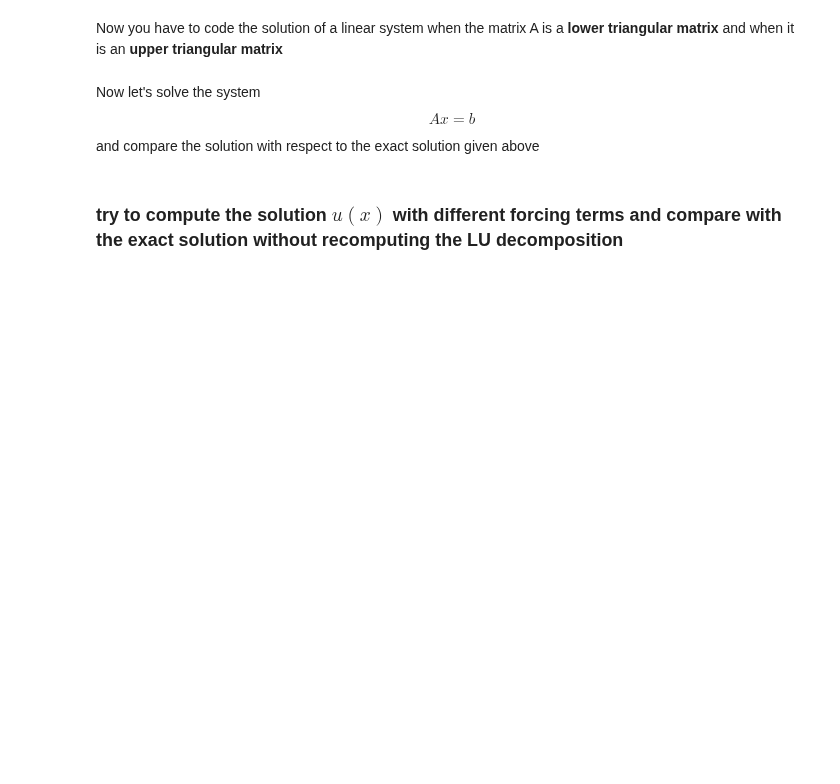
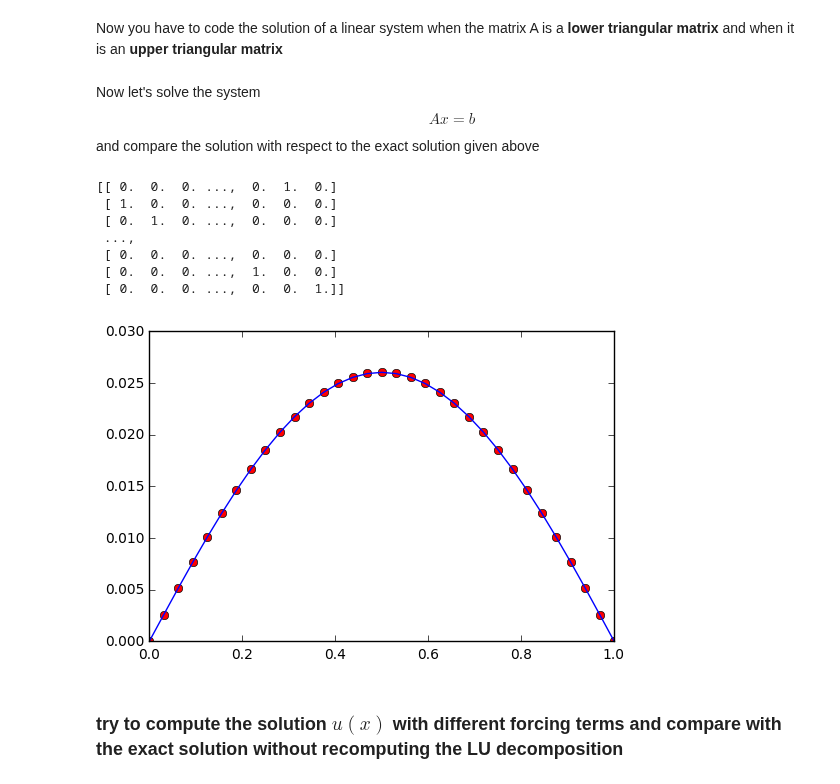
Before and after one commit to sissa/P1.4_seed, a Jupyter notebook: python-lectures/08_linear_systems_direct.ipynb, the cells around one changed output. Cells and saved outputs as stored; diff of their text form; code cells hidden in the pictures; blank space fills up the shorter version.

```diff
--- a/python-lectures/08_linear_systems_direct.ipynb
+++ b/python-lectures/08_linear_systems_direct.ipynb
@@ -122,5 +133,11 @@ def LU(A1):
     return L, U
 
 L, U = LU(A)
+
+import scipy.linalg
+
+P, L, U = scipy.linalg.lu(A)
+
+#print P
 # %% [markdown]
 Now you have to code the solution of a linear system when the matrix A is a **lower triangular matrix** and when it is an **upper triangular matrix**
@@ -133,3 +144,32 @@ def U_solve(U,rhs):
+# %%
+def L_solve(L,rhs):
+    x = zeros_like(rhs)
+    N = len(L)
+
+    #check that the we do not have null entries on the diagonal
+    if( min( abs ( diag(L) ) ) < 1e-15 ):
+        print "null entries"
+        exit
+
+    x[0] = rhs[0]/L[0,0]
+    for i in range(1,N):
+        x[i] = (rhs[i] - dot(L[i, 0:i], x[0:i]))/L[i,i]
+
+    return x
+# %%
+def U_solve(U,rhs):
+    x = zeros_like(rhs)
+    N=len(U)
+
+    if ( abs(min(diag(U))) < 1e-15):
+        print "null entries on the diagonal"
+        exit
+
+    x[-1] = rhs[-1]/U[-1,-1]
+    for i in reversed(range(N-1)):
+        x[i] = (rhs[i] -dot(U[i, i+1 : N-1], x[i+1 : N-1]))/U[i,i]
+
+    return x
 # %% [markdown]
 Now let's solve the system
 $$
@@ -138,12 +178,23 @@ $$
 
 and compare the solution with respect to the exact solution given above
 # %%
-y = L_solve(L,f)
+y = L_solve(L,dot(P.transpose(),f))
+print P
+#y = linalg.solve(P*L,dot(P*f))
 
 u = U_solve(U,y)
 
 _ = plot(x,u,'ro')
 _ = plot(x,u_ex)
+# %% [output]
+[[ 0.  0.  0. ...,  0.  1.  0.]
+ [ 1.  0.  0. ...,  0.  0.  0.]
+ [ 0.  1.  0. ...,  0.  0.  0.]
+ ...,
+ [ 0.  0.  0. ...,  0.  0.  0.]
+ [ 0.  0.  0. ...,  1.  0.  0.]
+ [ 0.  0.  0. ...,  0.  0.  1.]]
+[figure, added]
 # %% [markdown]
 ### try to compute the solution $u(x)$ with different forcing terms and compare with the exact solution **without recomputing the LU decomposition**
 # %%
```
Also changed, not shown: parts of 5 cells of this notebook.
